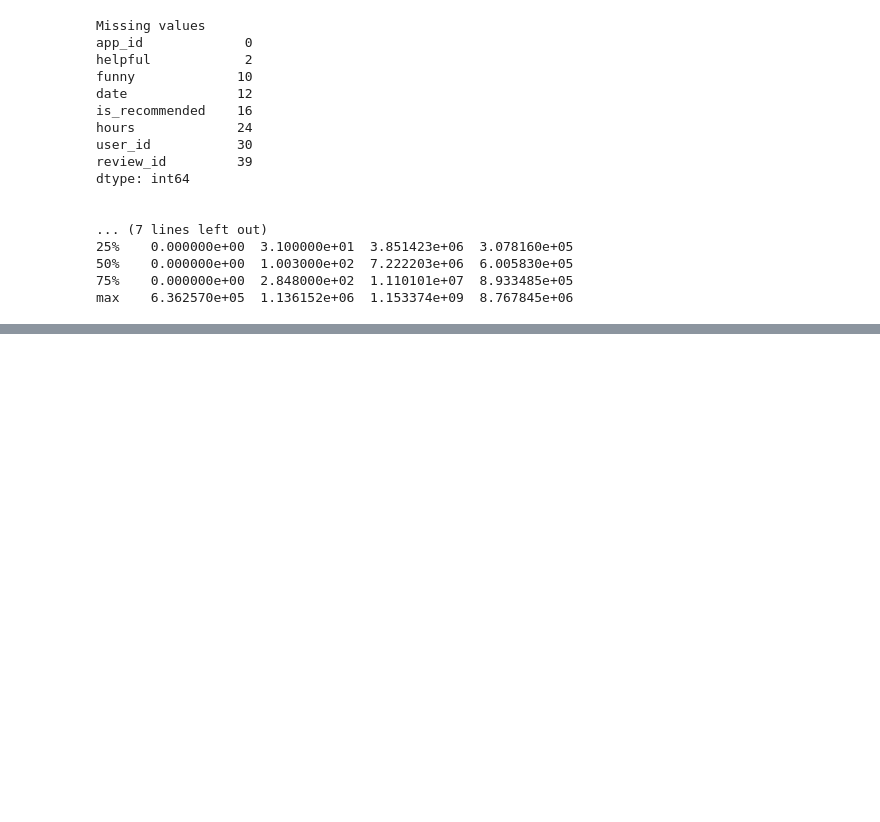
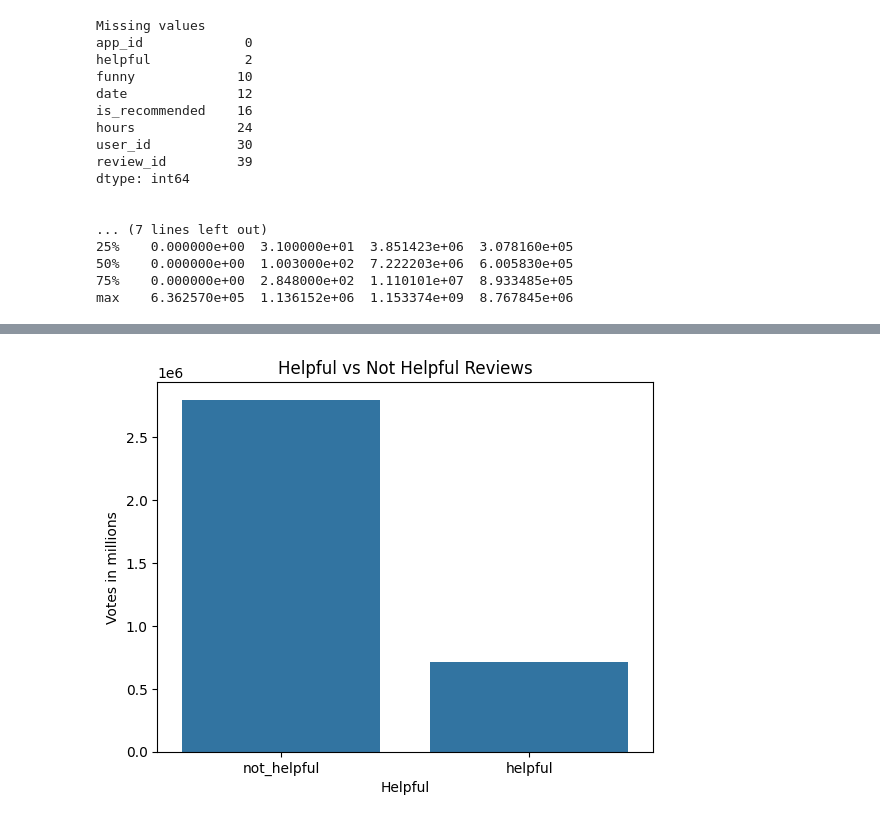
Before and after one commit to ZSCode768/Machine-Learning-Project, a Jupyter notebook: Surlow_EDA_Project.ipynb, the cells around one changed output, grey strips where cells are left out. Cells and saved outputs as stored; diff of their text form; code cells hidden in the pictures; blank space fills up the shorter version.

```diff
--- a/Surlow_EDA_Project.ipynb
+++ b/Surlow_EDA_Project.ipynb
@@ -102,0 +150,9 @@ Name: proportion, dtype: object
+# %%
+#Create a countplot of helpful vs. not helpful reviews
+sns.countplot(x='helpful_binary', data=data)
+plt.title('Helpful vs Not Helpful Reviews')
+plt.xlabel('Helpful')
+plt.ylabel('Votes in millions')
+plt.show()
+# %% [output]
+[figure, added]
```
Also changed, not shown: parts of 25 cells of this notebook.
